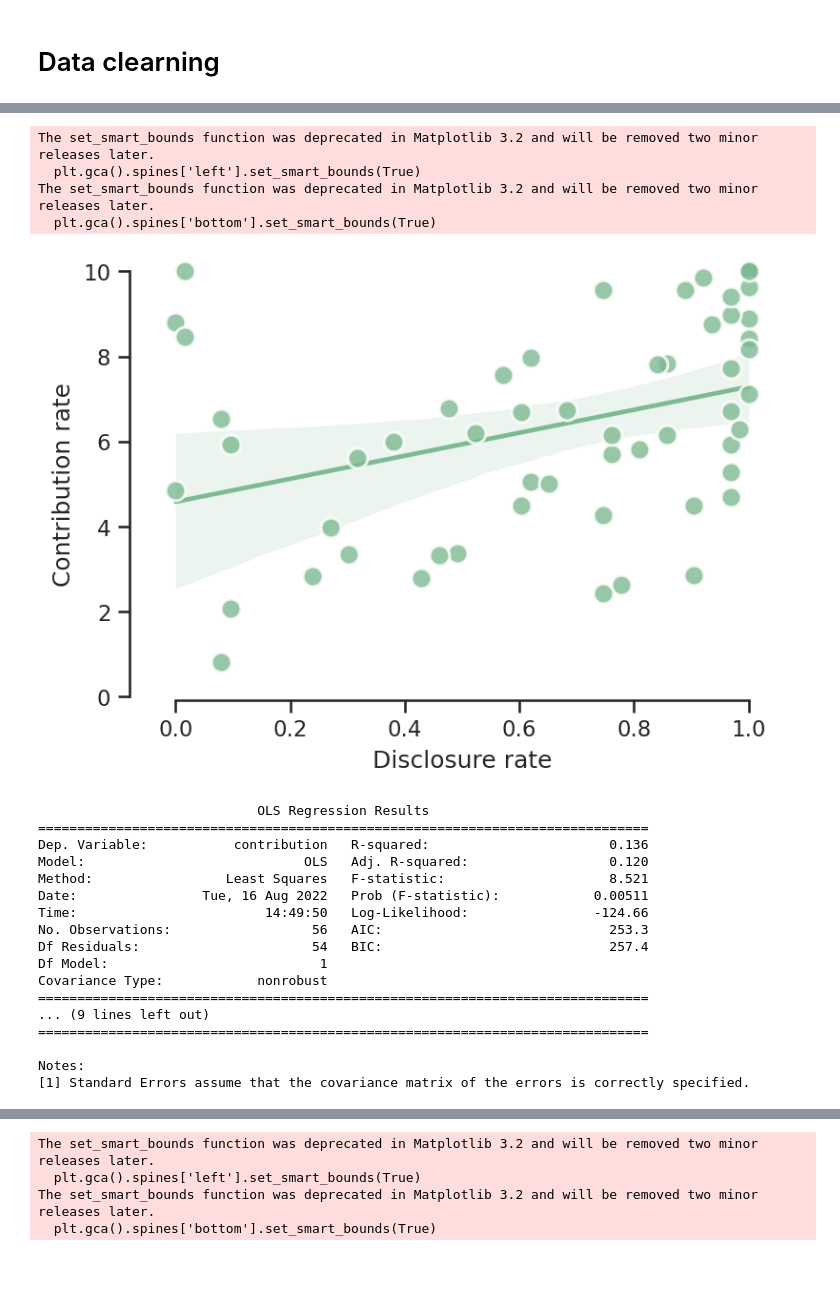
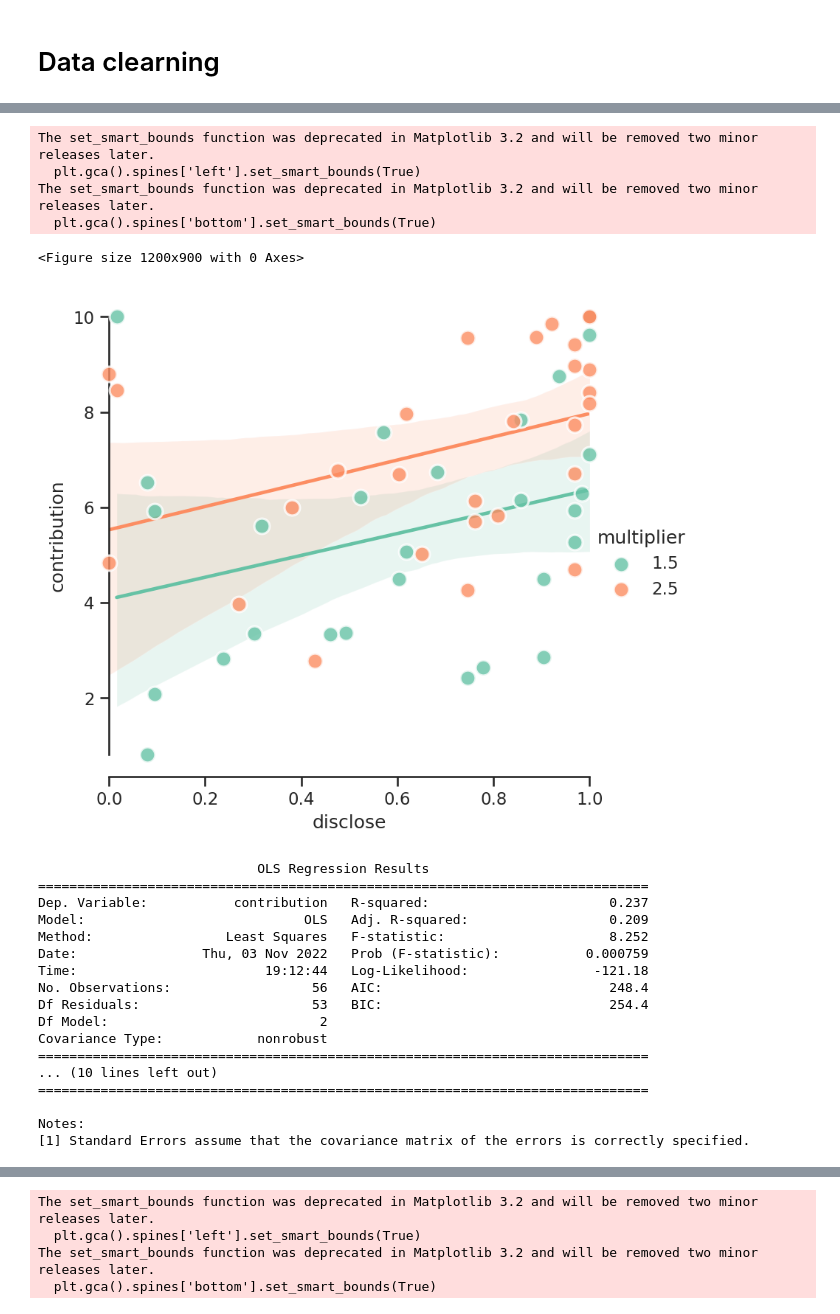
Before and after one commit to bsgarcia/CovidGoodGameAnalysis, a Jupyter notebook: analysis_single.ipynb, the cells around one changed output, grey strips where cells are left out. Cells and saved outputs as stored; diff of their text form; code cells hidden in the pictures; blank space fills up the shorter version.

```diff
--- a/analysis_single.ipynb
+++ b/analysis_single.ipynb
@@ -112,6 +130,8 @@ for i, d in enumerate(dfs):
     dfs[i] = remove_bots(dfs[i].copy())
     dfs[i], count = remove_incomplete_sub(
         df=dfs[i].copy(), n=63 if i == 3 else 60)
+    dfs[i] = add_max_payoff(df=dfs[i].copy(), cost=2 if i == 2 else None, with_group=not i==3)
+    dfs[i] = add_norm_payoff(df=dfs[i].copy(), with_opp=i==3)
     print(f'Exp {i}', f'N={count}', f'filename={exp[i]}')
 
     # df['prolific_id']
@@ -123,52 +196,56 @@ Exp 3 N=56 filename=data/theresa_single.csv
 # %%
 selected_exp = 3
 df = dfs[selected_exp]
+x = df.groupby(['prolific_id', 'multiplier'], as_index=False)[['disclose', 'contribution', 'norm_payoff', 'payoff']].mean()
 
-x = df.groupby(['prolific_id'], as_index=True)['disclose'].mean()
-y = df.groupby(['prolific_id'], as_index=True)['contribution'].mean()
+# x = x[x['multiplier']==1.5]
+# y = df.groupby(['prolific_id', 'multiplier' ], as_index=False)['contribution'].mean()
+# x = x[x['disclose'] <= .5]
+model1 = smf.ols(formula='contribution ~ disclose + multiplier', data=x).fit()
+model2 = smf.ols(formula='norm_payoff ~ disclose * multiplier', data=x).fit()
 
 
-X = sm.add_constant(x)
-model = sm.OLS(y, X).fit()
-
-y2 = model.predict(X)
-
-sns.set_palette('crest')
-sns.regplot(
-    x=x,
-    y=y, scatter_kws={'clip_on': False, 'zorder': 10, 'edgecolor': 'white', 'lw': 1.5, 's': 100})
-plt.ylabel('Contribution rate')
-plt.xlabel('Disclosure rate')
-plt.xlim([-0.08, 1.08])
-plt.ylim([-0.08, 10.08])
-sns.despine()
-
+# fig, axs = plt.subplots(1, 2)
+sns.set_palette('Set2')
+# sns.regplot(ax=axs[0],
+   # x='disclose',
+   # y='contribution',  data=x, scatter_kws={'clip_on': False, 'zorder': 10, 'edgecolor': 'white', 'lw': 1.5, 's': 100})
+# plt.ylabel('Contribution rate')
+plt.figure(figsize=(8, 6))
+sns.lmplot(
+   x='disclose',
+   y='contribution', hue="multiplier", data=x, scatter_kws={'clip_on': False, 'zorder': 10, 'edgecolor': 'white', 'lw': 1.5, 's': 100})
+# plt.ylim(.7,1)
+# plt.xlim(0,1)
 plt.gca().spines['left'].set_smart_bounds(True)
 plt.gca().spines['bottom'].set_smart_bounds(True)
+plt.show()
 
-plt.show()
-print(model.summary())
+
+# print(model1.summary())
+print(model1.summary())
 # %% [output]
 The set_smart_bounds function was deprecated in Matplotlib 3.2 and will be removed two minor releases later.
   plt.gca().spines['left'].set_smart_bounds(True)
 The set_smart_bounds function was deprecated in Matplotlib 3.2 and will be removed two minor releases later.
   plt.gca().spines['bottom'].set_smart_bounds(True)
+<Figure size 1200x900 with 0 Axes>
-[figure, old version]
+[figure, new version]
-                            OLS Regression Results
-==============================================================================
-Dep. Variable:           contribution   R-squared:                       0.136
-Model:                            OLS   Adj. R-squared:                  0.120
-Method:                 Least Squares   F-statistic:                     8.521
-Date:                Tue, 16 Aug 2022   Prob (F-statistic):            0.00511
-Time:                        14:49:50   Log-Likelihood:                -124.66
-No. Observations:                  56   AIC:                             253.3
-Df Residuals:                      54   BIC:                             257.4
-Df Model:                           1
-Covariance Type:            nonrobust
-==============================================================================
-... (9 lines left out)
-==============================================================================
-
-Notes:
-[1] Standard Errors assume that the covariance matrix of the errors is correctly specified.
+                            OLS Regression Results
+==============================================================================
+Dep. Variable:           contribution   R-squared:                       0.237
+Model:                            OLS   Adj. R-squared:                  0.209
+Method:                 Least Squares   F-statistic:                     8.252
+Date:                Thu, 03 Nov 2022   Prob (F-statistic):           0.000759
+Time:                        19:12:44   Log-Likelihood:                -121.18
+No. Observations:                  56   AIC:                             248.4
+Df Residuals:                      53   BIC:                             254.4
+Df Model:                           2
+Covariance Type:            nonrobust
+==============================================================================
+... (10 lines left out)
+==============================================================================
+
+Notes:
+[1] Standard Errors assume that the covariance matrix of the errors is correctly specified.
 # %%
```
Also changed, not shown: parts of 9 cells of this notebook.
